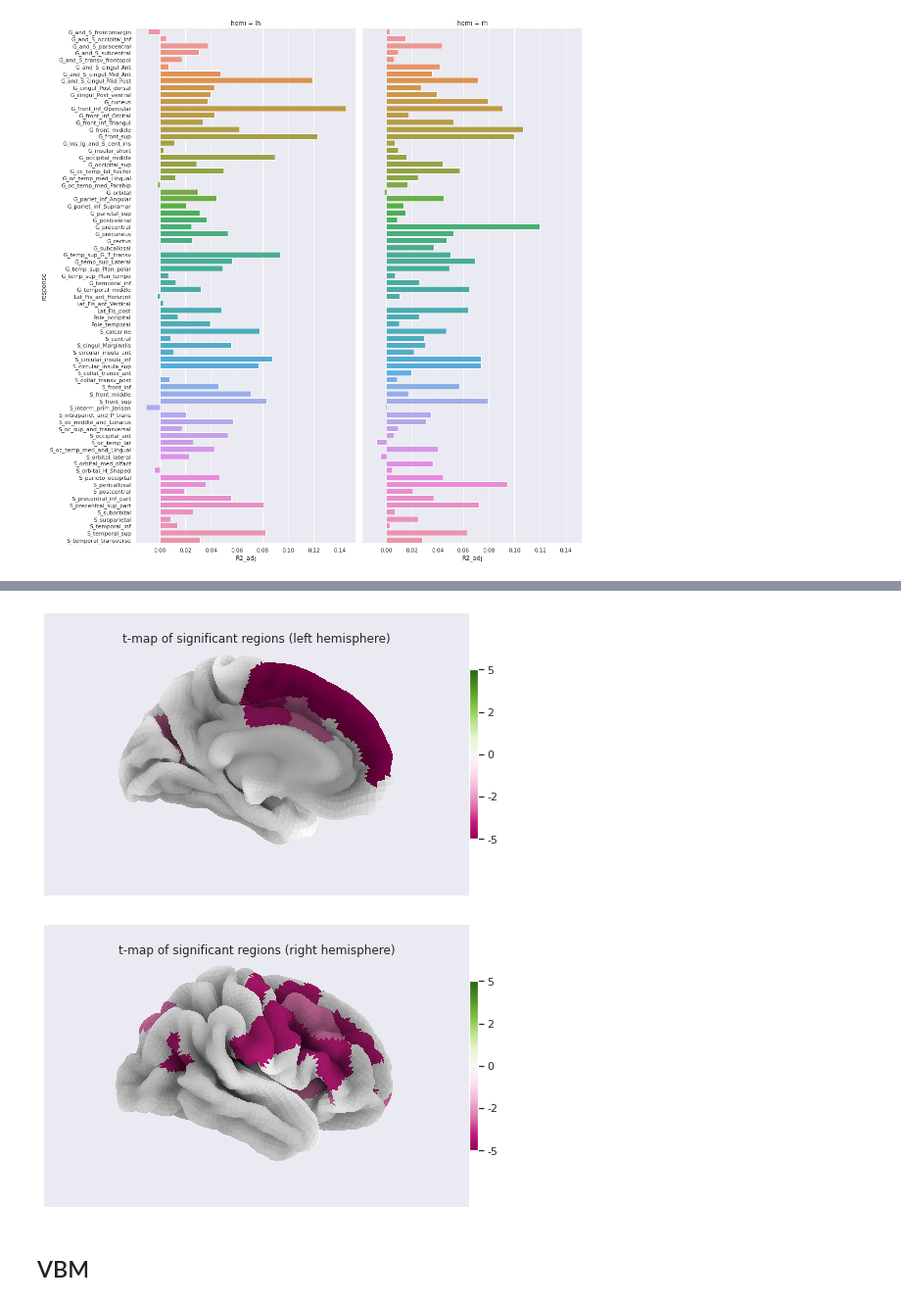
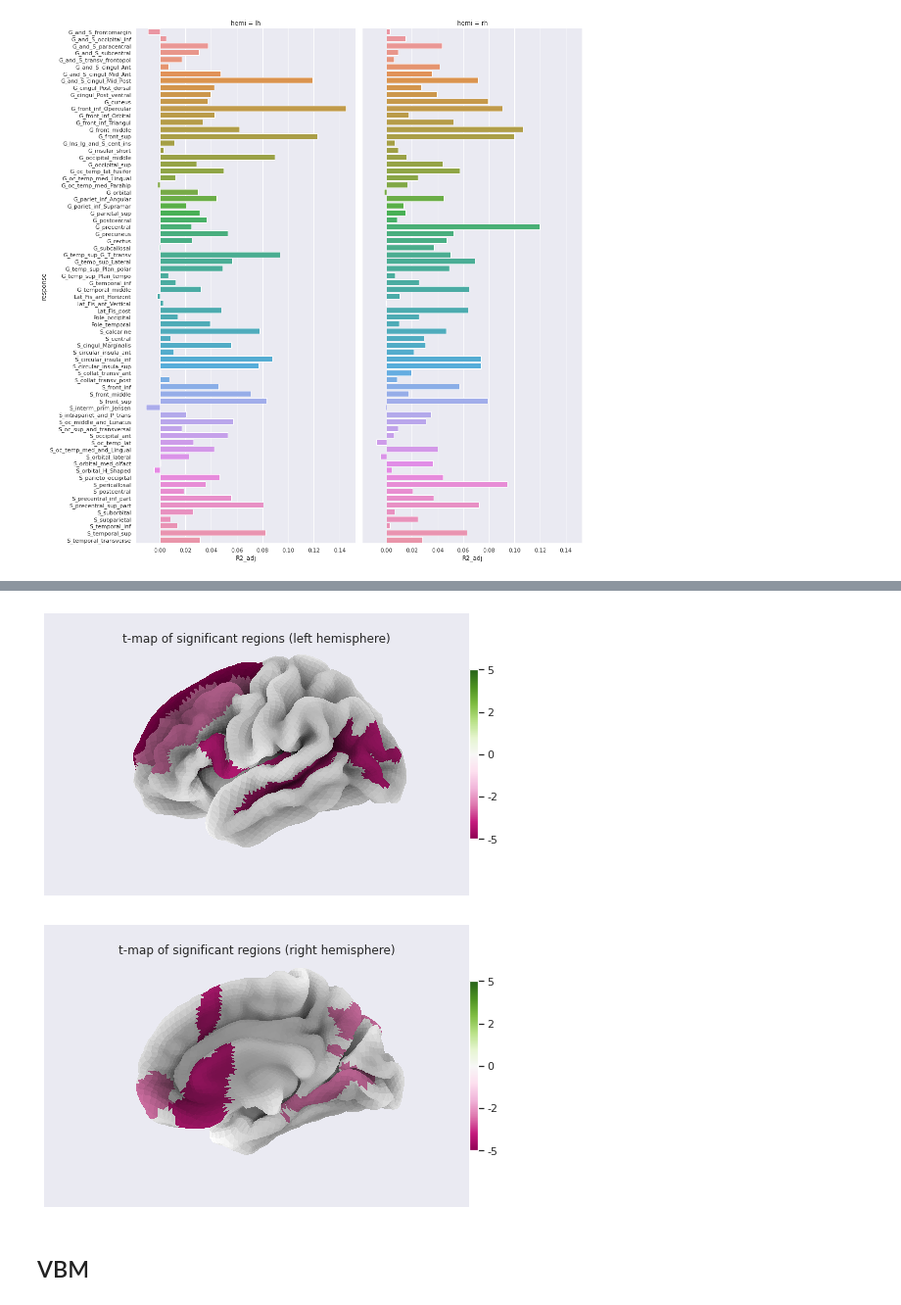
Before and after one commit to fishtree-attempt/SDC-BIDS-sMRI, a Jupyter notebook: code/6_sMRI_quantification_stats.ipynb, the cells around one changed output, grey strips where cells are left out. Shown at 98% size. Drawn from its saved outputs; the diff is of its cells as text; code cells hidden in the pictures.

Commit message:
Add cortical thickness stat analysis

```diff
--- a/code/6_sMRI_quantification_stats.ipynb
+++ b/code/6_sMRI_quantification_stats.ipynb
@@ -197,3 +255,0 @@ hemi="lh"
-# %%
-stats_file = os.path.join(fs_stats_dir,
-                          f"data-cortical_type-aparc.a2009s_measure-thickness_hemi-{hemi}.tsv")
@@ -200,6 +258,6 @@ stats_file = os.path.join(fs_stats_dir,
 # %%
-fs_df = pd.read_csv(stats_file,sep='\t')
-fs_df
+fs_hemi_df = pd.read_csv(stats_file,sep='\t')
+fs_hemi_df
 # %% [output]
 |  | lh.aparc.a2009s.thickness | lh_G&S_frontomargin_thickness | lh_G&S_occipital_inf_thickness | lh_G&S_paracentral_thickness | ... |
 | 0 | sub-0001 | 1.925 | 2.517 | 2.266 | ... |
@@ -279,3 +364,0 @@ subjects_info.loc[subjects_info_withna.isnull().any(axis=1), :]
-# %%
-subjects_info['age'].fillna(subjects_info['age'].mean(), inplace=True)
-subjects_info['sex'].fillna(subjects_info['sex'].mode()[0], inplace=True)
@@ -512,20 +563,21 @@ for roi, t_stat in nilearn_stats_rh.items():
 # %%
 plotting.plot_surf_roi?
 # %%
+# LATERAL view of the LEFT hemisphere
 plotting.plot_surf_roi(fsaverage['pial_left'], roi_map=stat_map_lh,
-                       hemi='left', view='medial', cmap='PiYG', colorbar = True,
+                       hemi='left', view='lateral', cmap='PiYG', colorbar = True,
                        bg_map=fsaverage['sulc_left'], bg_on_data=True,
                        title='t-map of significant regions (left hemisphere)',
                        vmin=-5, vmax=5);
-
+# MEDIAL view of the RIGHT hemisphere
 plotting.plot_surf_roi(fsaverage['pial_right'], roi_map=stat_map_rh,
-                       hemi='left', view='medial', cmap='PiYG',  colorbar = True,
+                       hemi='right', view='medial', cmap='PiYG',  colorbar = True,
                        bg_map=fsaverage['sulc_right'], bg_on_data=True,
                        title='t-map of significant regions (right hemisphere)',
                        vmin=-5, vmax=5);
 # %% [output]
-[figure, old version]
+[figure, new version]
-[figure, old version]
+[figure, new version]
 # %% [markdown]
 ## VBM
 # %%
```
Also changed, not shown: parts of 62 cells of this notebook, 31 other files.
